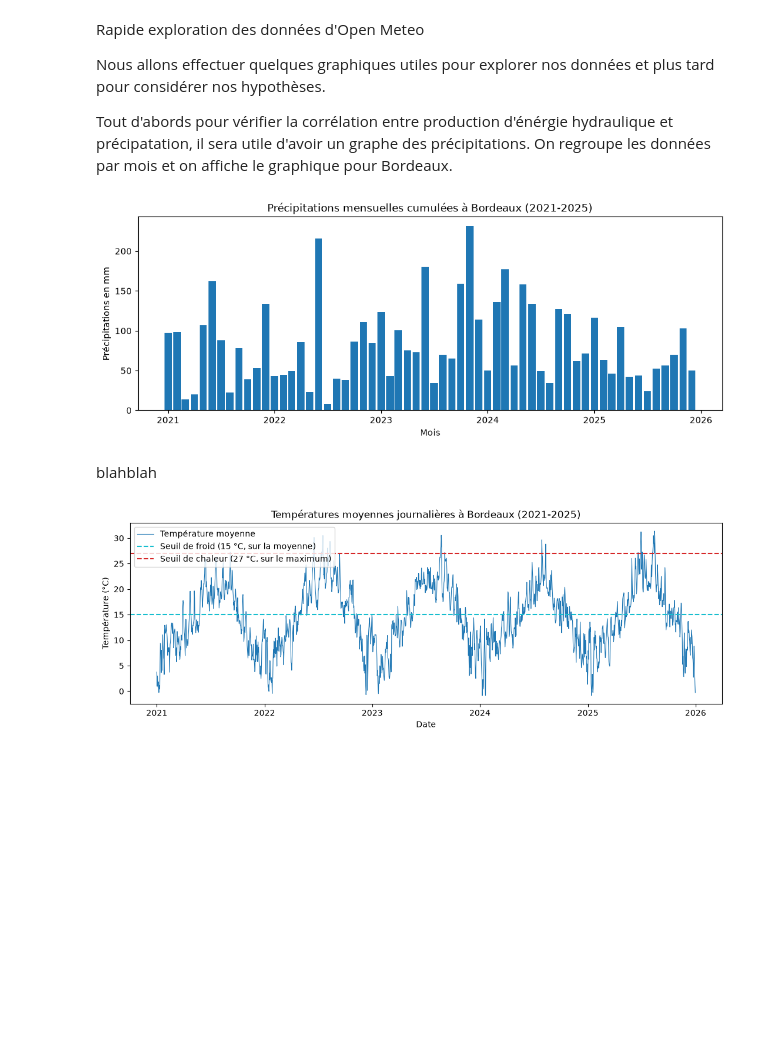
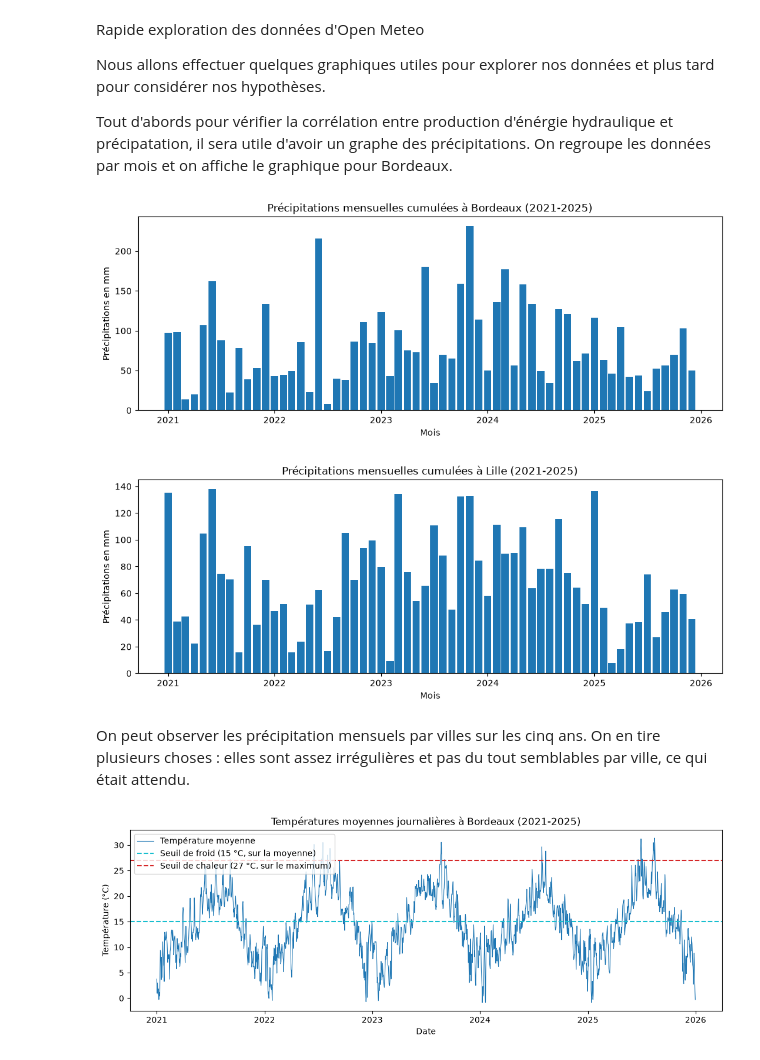
Before and after one commit to Cherif-git-code/Projet-Python-2026-2027, a Jupyter notebook: Rendu_final.ipynb, the cells around one changed output. Saved outputs shown, nothing was run; the diff lists cells and outputs as text; code cells hidden in the pictures; blank space fills up the shorter version.

```diff
--- a/Rendu_final.ipynb
+++ b/Rendu_final.ipynb
@@ -79,12 +100,14 @@ Tout d'abords pour vérifier la corrélation entre production d'énérgie hydrau
 # %%
 import matplotlib.pyplot as plt
 from src.meteo import tracer_cumul_mensuel_precipitation
 ville = "bordeaux"
 tracer_cumul_mensuel_precipitation(meteo, ville)
+tracer_cumul_mensuel_precipitation(meteo, "lille")
 # %% [output]
 [figure]
+[figure, added]
 # %% [markdown]
-blahblah
+On peut observer les précipitation mensuels par villes sur les cinq ans. On en tire plusieurs choses : elles sont assez irrégulières et pas du tout semblables par ville, ce qui était attendu.
 # %%
 import src.meteo
 from src.meteo import tracer_temperature_moyenne_jour, SEUIL_FROID, SEUIL_CHAUD
```
Also changed, not shown: parts of 15 cells of this notebook, 1 other file.
